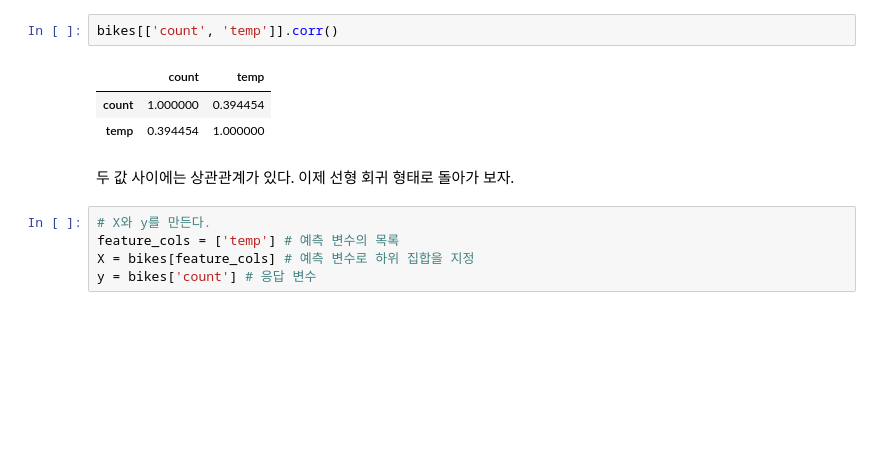
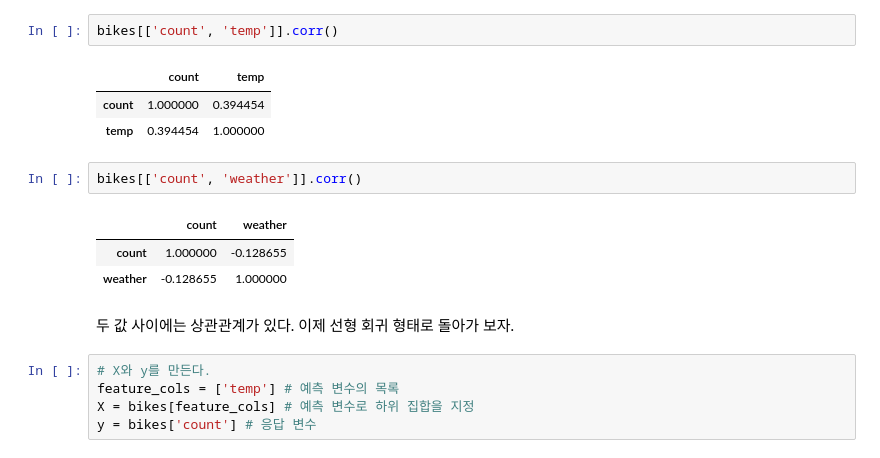
Before and after one commit to LenKIM/Show-me-the-data-science, a Jupyter notebook: 03.Principles-of-Data-Science/10.선형회귀탐색하기.ipynb, the cells around one changed output. Cells and saved outputs as stored; diff of their text form; blank space fills up the shorter version.

```diff
--- a/03.Principles-of-Data-Science/10.선형회귀탐색하기.ipynb
+++ b/03.Principles-of-Data-Science/10.선형회귀탐색하기.ipynb
@@ -29,6 +29,12 @@ bikes[['count', 'temp']].corr()
 |  | count | temp |
 | count | 1.000000 | 0.394454 |
 | temp | 0.394454 | 1.000000 |
+# %%
+bikes[['count', 'weather']].corr()
+# %% [output]
+|  | count | weather |
+| count | 1.000000 | -0.128655 |
+| weather | -0.128655 | 1.000000 |
 # %% [markdown]
 두 값 사이에는 상관관계가 있다. 이제 선형 회귀 형태로 돌아가 보자.
 # %%
```
Also changed, not shown: parts of 6 cells of this notebook, 1 other file.
